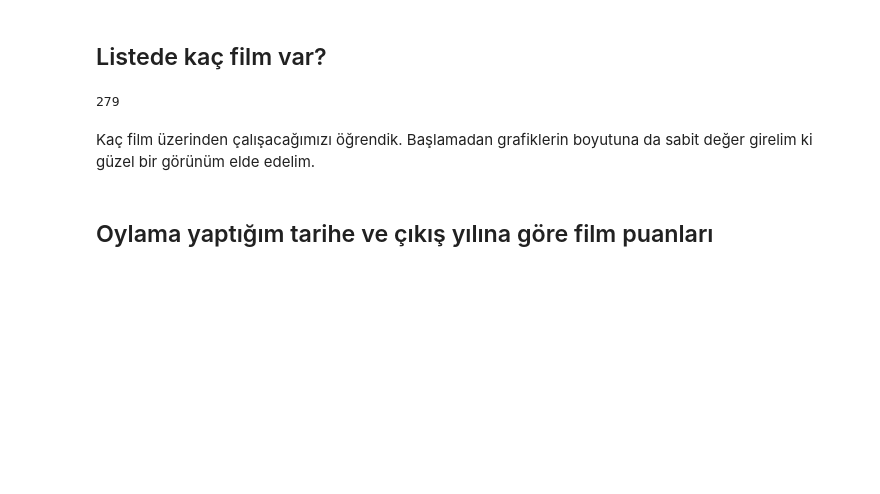
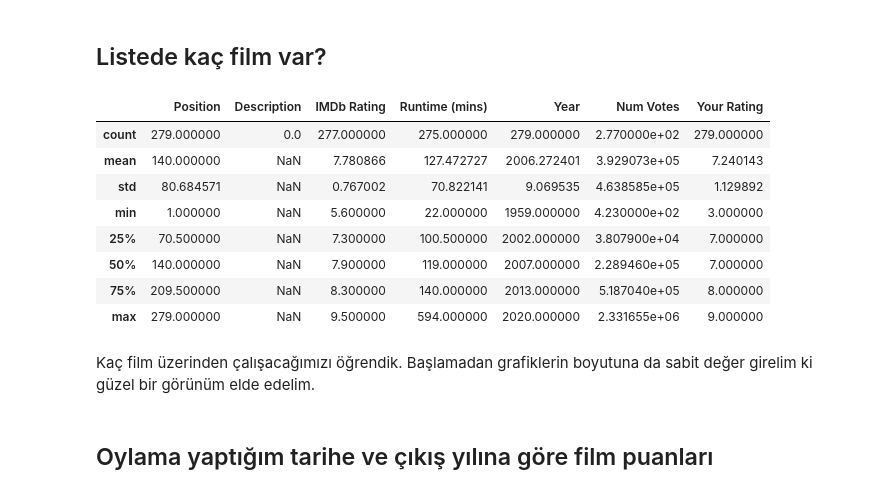
Before and after one commit to bkrsln/watched-films, a Jupyter notebook: seaborn.ipynb, the cells around one changed output. Saved outputs shown, nothing was run; the diff lists cells and outputs as text; code cells hidden in the pictures; blank space fills up the shorter version.

```diff
--- a/seaborn.ipynb
+++ b/seaborn.ipynb
@@ -20,10 +20,18 @@ df.head()
 | 4 | 5 | tt0108052 | 2011-10-05 | 2011-10-05 | NaN | Schindler's List | https://www.imdb.com/title/tt0108... | movie | 8.9 | ... |
 # %% [markdown]
 ## Listede kaç film var?
-# %%
-len(df['Title'])
-# %% [output]
-279
+# %%
+df.describe() # Genel istatistik değerleri
+# %% [output]
+|  | Position | Description | IMDb Rating | Runtime (mins) | Year | Num Votes | Your Rating |
+| count | 279.000000 | 0.0 | 277.000000 | 275.000000 | 279.000000 | 2.770000e+02 | 279.000000 |
+| mean | 140.000000 | NaN | 7.780866 | 127.472727 | 2006.272401 | 3.929073e+05 | 7.240143 |
+| std | 80.684571 | NaN | 0.767002 | 70.822141 | 9.069535 | 4.638585e+05 | 1.129892 |
+| min | 1.000000 | NaN | 5.600000 | 22.000000 | 1959.000000 | 4.230000e+02 | 3.000000 |
+| 25% | 70.500000 | NaN | 7.300000 | 100.500000 | 2002.000000 | 3.807900e+04 | 7.000000 |
+| 50% | 140.000000 | NaN | 7.900000 | 119.000000 | 2007.000000 | 2.289460e+05 | 7.000000 |
+| 75% | 209.500000 | NaN | 8.300000 | 140.000000 | 2013.000000 | 5.187040e+05 | 8.000000 |
+| max | 279.000000 | NaN | 9.500000 | 594.000000 | 2020.000000 | 2.331655e+06 | 9.000000 |
 # %% [markdown]
 Kaç film üzerinden çalışacağımızı öğrendik. Başlamadan grafiklerin boyutuna da sabit değer girelim ki güzel bir görünüm elde edelim.
 # %%
```
